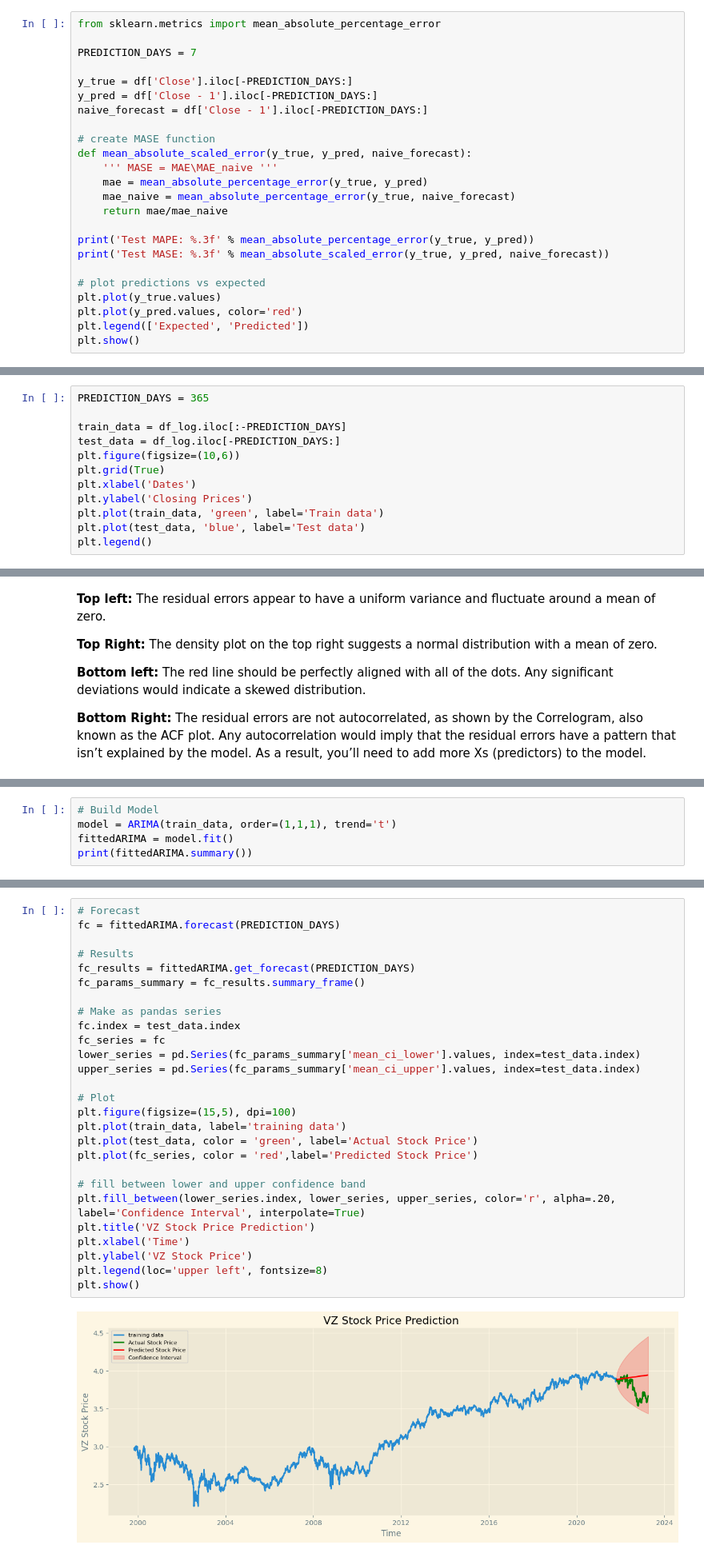
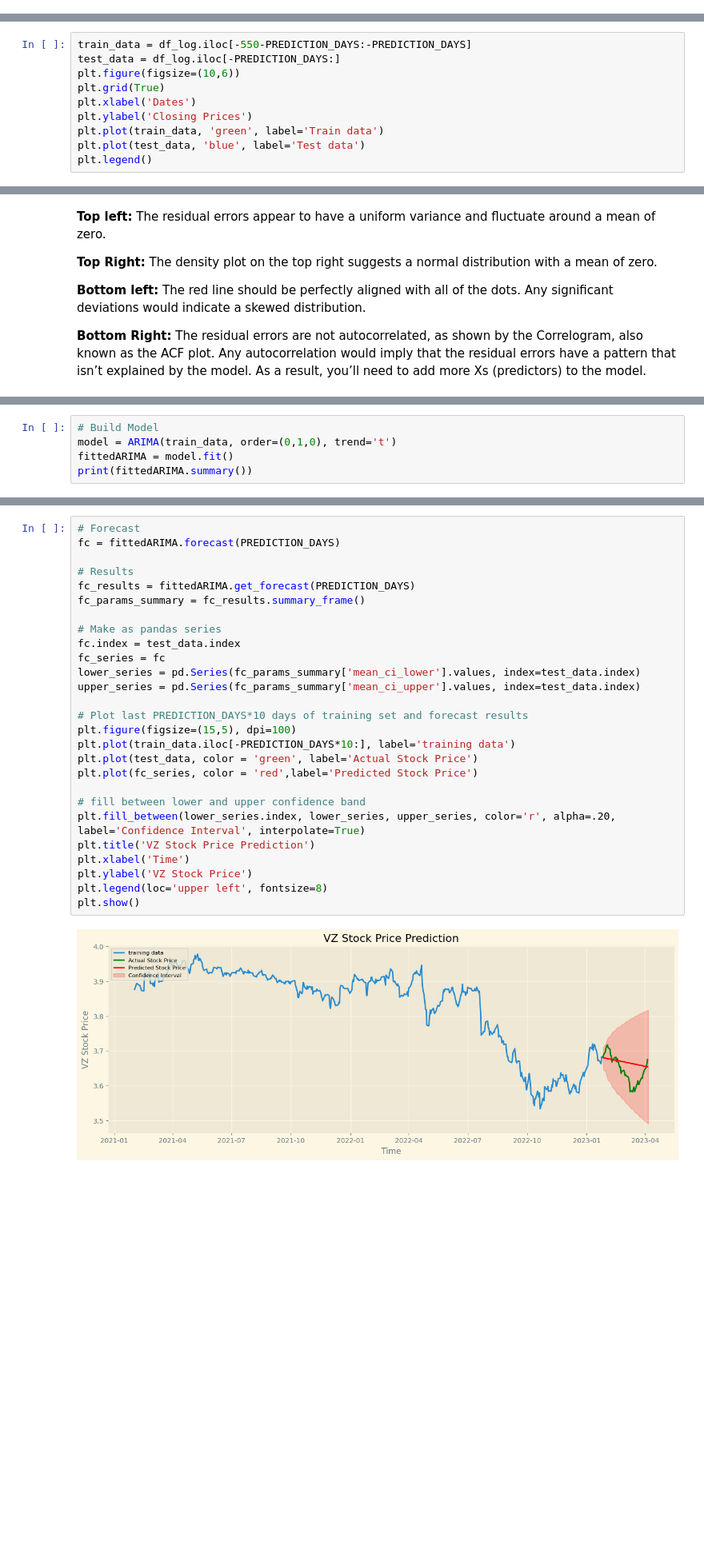
Before and after one commit to Folongton/Stock-Analysis, a Jupyter notebook: P1-Indicators-Chart-Analysis/P2-Modeling-Feature_Ingeneering.ipynb, the cells around one changed output, grey strips where cells are left out. Shown at 80% size. Saved outputs shown, nothing was run; the diff lists cells and outputs as text; blank space fills up the shorter version.

Commit message:
Final ARIMA updates

```diff
--- a/P1-Indicators-Chart-Analysis/P2-Modeling-Feature_Ingeneering.ipynb
+++ b/P1-Indicators-Chart-Analysis/P2-Modeling-Feature_Ingeneering.ipynb
@@ -211,24 +258,0 @@ Mertics we will use to compare models are:
-# %%
-from sklearn.metrics import mean_absolute_percentage_error
-
-PREDICTION_DAYS = 7
-
-y_true = df['Close'].iloc[-PREDICTION_DAYS:]
-y_pred = df['Close - 1'].iloc[-PREDICTION_DAYS:]
-naive_forecast = df['Close - 1'].iloc[-PREDICTION_DAYS:]
-
-# create MASE function
-def mean_absolute_scaled_error(y_true, y_pred, naive_forecast):
-    ''' MASE = MAE\MAE_naive '''
-    mae = mean_absolute_percentage_error(y_true, y_pred)
-    mae_naive = mean_absolute_percentage_error(y_true, naive_forecast)
-    return mae/mae_naive
-
-print('Test MAPE: %.3f' % mean_absolute_percentage_error(y_true, y_pred))
-print('Test MASE: %.3f' % mean_absolute_scaled_error(y_true, y_pred, naive_forecast))
-
-# plot predictions vs expected
-plt.plot(y_true.values)
-plt.plot(y_pred.values, color='red')
-plt.legend(['Expected', 'Predicted'])
-plt.show()
@@ -244,7 +262,5 @@ Accounting for how many data points impact our model. From Analysis of ACF and P
 # %%
-PREDICTION_DAYS = 365
-
-train_data = df_log.iloc[:-PREDICTION_DAYS]
+train_data = df_log.iloc[-550-PREDICTION_DAYS:-PREDICTION_DAYS]
 test_data = df_log.iloc[-PREDICTION_DAYS:]
 plt.figure(figsize=(10,6))
 plt.grid(True)
@@ -325,6 +341,6 @@ __Bottom Right:__ The residual errors are not autocorrelated, as shown by the Co
 # %%
 # Build Model
-model = ARIMA(train_data, order=(1,1,1), trend='t')
+model = ARIMA(train_data, order=(0,1,0), trend='t')
 fittedARIMA = model.fit()
 print(fittedARIMA.summary())
 # %% [output]
@@ -348,32 +364,32 @@ Warnings:
 # %%
 # Forecast
 fc = fittedARIMA.forecast(PREDICTION_DAYS)
 
 # Results
 fc_results = fittedARIMA.get_forecast(PREDICTION_DAYS)
 fc_params_summary = fc_results.summary_frame()
 
 # Make as pandas series
 fc.index = test_data.index
 fc_series = fc
 lower_series = pd.Series(fc_params_summary['mean_ci_lower'].values, index=test_data.index)
 upper_series = pd.Series(fc_params_summary['mean_ci_upper'].values, index=test_data.index)
 
-# Plot
+# Plot last PREDICTION_DAYS*10 days of training set and forecast results
 plt.figure(figsize=(15,5), dpi=100)
-plt.plot(train_data, label='training data')
+plt.plot(train_data.iloc[-PREDICTION_DAYS*10:], label='training data')
 plt.plot(test_data, color = 'green', label='Actual Stock Price')
 plt.plot(fc_series, color = 'red',label='Predicted Stock Price')
 
 # fill between lower and upper confidence band
 plt.fill_between(lower_series.index, lower_series, upper_series, color='r', alpha=.20, label='Confidence Interval', interpolate=True)
 plt.title('VZ Stock Price Prediction')
 plt.xlabel('Time')
 plt.ylabel('VZ Stock Price')
 plt.legend(loc='upper left', fontsize=8)
 plt.show()
 # %% [output]
-[figure, old version]
+[figure, new version]
 # %%
 print(fc_params_summary.shape)
 fc_params_summary.head(2)
```
Also changed, not shown: parts of 60 cells of this notebook.
